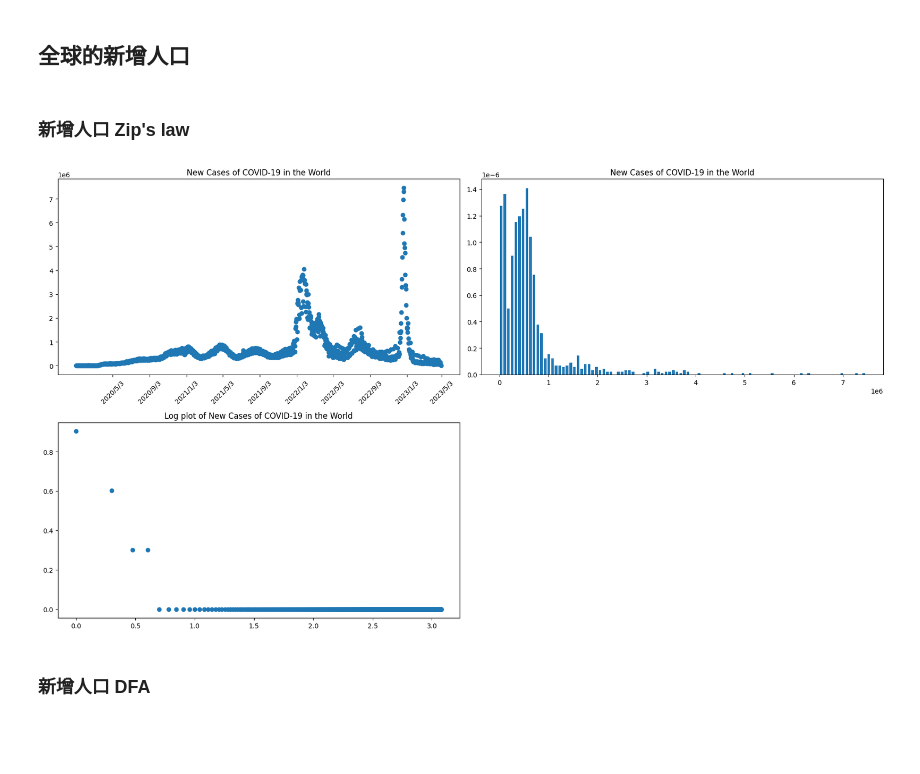
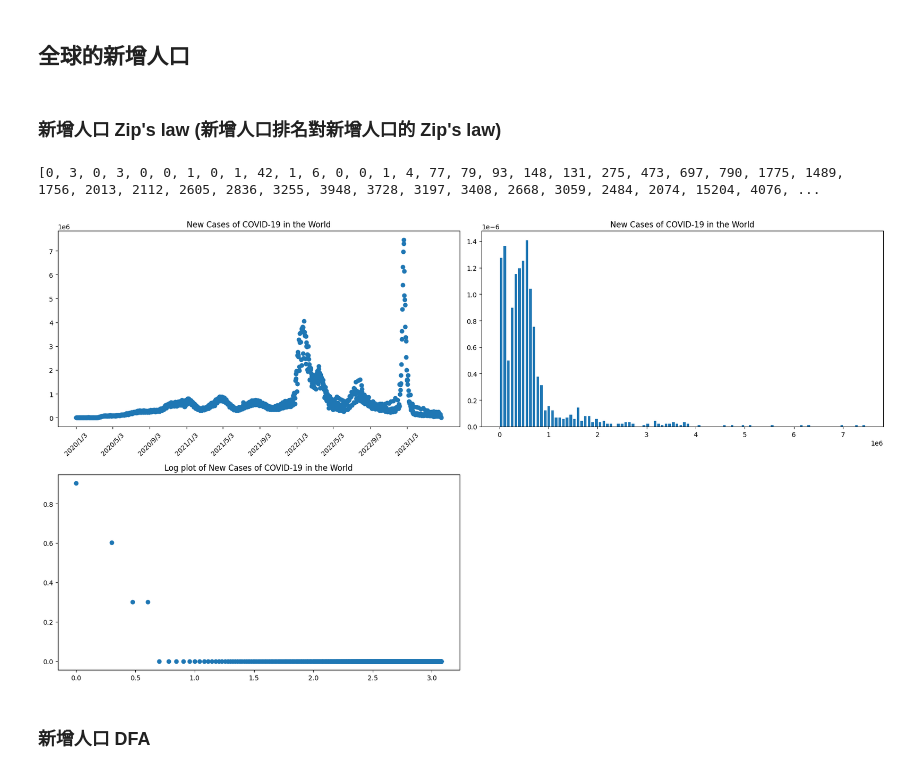
Before and after one commit to tang-wan/Complex-System_Final-Report, a Jupyter notebook: COVID-19/COVID-19.ipynb, the cells around one changed output. Drawn from its saved outputs; the diff is of its cells as text; code cells hidden in the pictures; blank space fills up the shorter version.

```diff
--- a/COVID-19.ipynb
+++ b/COVID-19/COVID-19.ipynb
@@ -5,7 +5,7 @@ import pandas as pd
 from scipy.optimize import curve_fit
 import collections as co
 # %%
-data = pd.read_csv(r"C:\Users\Surface\Desktop\大四下\複雜系統\Coding\Final report\WHO-COVID-19-global-data.csv")
+data = pd.read_csv("WHO-COVID-19-global-data.csv")
 # %%
 set_Country = set(data["Country"])
 list_Country = list(set_Country)
@@ -78,0 +83,25 @@ plt.show()
+# %%
+country_total = []
+for i in list_Country:
+    country_total.append(locals()[str("{}".format(i)) + "_Cumulative_cases"][-1])
+
+# count = []
+# cate = list(set(country_total))
+# for i in range(0, len(cate)):
+#     count.append(co.Counter(country_total)[cate[i]])
+# count = sorted(count, reverse = True) #由大到小排列
+count = sorted(country_total, reverse = True) #由大到小排列
+x = np.linspace(1, len(count), len(count))
+
+log_count = []
+log_x = []
+for j in range(len(count)):
+    log_count.append(np.log10(count[j]))
+    log_x.append(np.log10(x[j]))
+
+plt.figure(figsize = (15, 6))
+plt.subplot(121)
+plt.scatter(x, count)
+plt.subplot(122)
+plt.scatter(log_x, log_count)
+plt.show()
@@ -79,10 +110,8 @@ plt.show()
 # %% [markdown]
 ## 全球的新增人口
 # %% [markdown]
-### 新增人口 Zip's law
+### 新增人口 Zip's law (新增人口排名對新增人口的 Zip's law)
 # %%
-dig = 2
-
 total_cases = []
 
 # 1210 是總天數 (2020/01/03 - 2022/04/26)
@@ -94,10 +123,16 @@ for i in range(0, 1210):
 
     total_cases.append(sum)
 
+print(total_cases)
 time = locals()[str("{}".format("{}".format("Afghanistan"))) + "_time"]
 
 total_cases_rate = total_cases
 
+
+rang = ["2020/1/3", "2020/5/3", "2020/9/3",
+            "2021/1/3", "2021/5/3", "2021/9/3",
+            "2022/1/3", "2022/5/3", "2022/9/3",
+            "2023/1/3"]
 plt.figure(figsize = (18, 10))
 plt.subplot(221)
 plt.title("New Cases of COVID-19 in the World")
@@ -105,43 +140,35 @@ plt.scatter(time, total_cases_rate)
 plt.xticks(rang, rotation = 45)
 
 ######################################################################
 
 count = []
 cate = list(set(total_cases_rate))
 for i in range(0, len(cate)):
     count.append(co.Counter(total_cases_rate)[cate[i]])
 count = sorted(count, reverse = True) #由大到小排列
 x = np.linspace(1, len(count), len(count))
 
 
 log_count = []
 log_x = []
 for j in range(len(count)):
     log_count.append(np.log10(count[j]))
     log_x.append(np.log10(x[j]))
 
-
-
-rang = ["2020/1/3", "2020/5/3", "2020/9/3",
-            "2021/1/3", "2021/5/3", "2021/9/3",
-            "2022/1/3", "2022/5/3", "2022/9/3",
-            "2023/1/3"]
-
-
-
 plt.subplot(222)
 plt.hist(total_cases_rate, bins = 100, density = True, rwidth = 0.7)
 plt.title("New Cases of COVID-19 in the World")
 
 ####################################################################
 
 plt.subplot(223)
 plt.title("Log plot of New Cases of COVID-19 in the World")
 plt.scatter(log_x, log_count)
 
 plt.tight_layout()
 # %% [output]
+[0, 3, 0, 3, 0, 0, 1, 0, 1, 42, 1, 6, 0, 0, 1, 4, 77, 79, 93, 148, 131, 275, 473, 697, 790, 1775, 1489, 1756, 2013, 2112, 2605, 2836, 3255, 3948, 3728, 3197, 3408, 2668, 3059, 2484, 2074, 15204, 4076, ...
-[figure, old version]
+[figure, new version]
 # %% [markdown]
 ### 新增人口 DFA
 # %%
```
Also changed, not shown: parts of 7 cells of this notebook, 23 other files.
